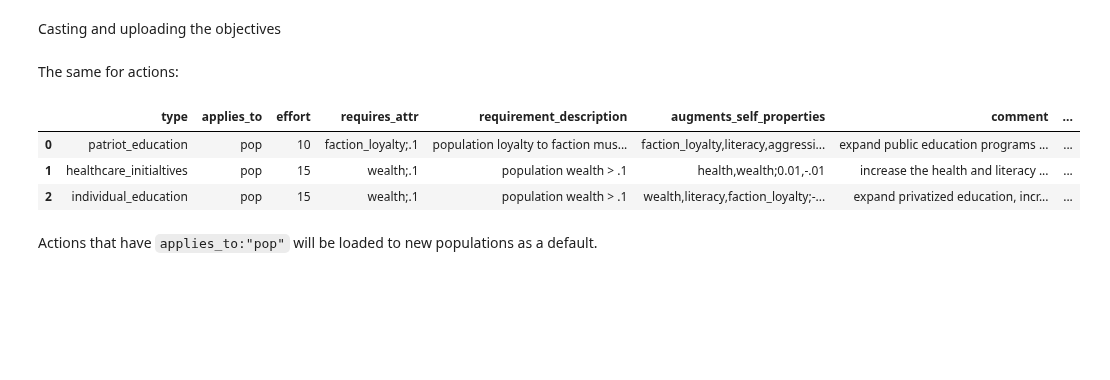
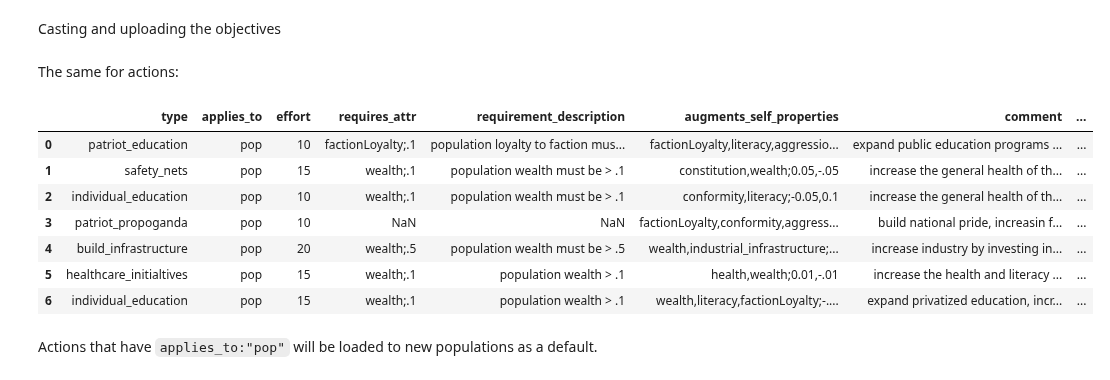
Before and after one commit to BillmanH/exoplanets, a Jupyter notebook: notebooks/People/People Making Choices.ipynb, the cells around one changed output. Cells and saved outputs as stored; diff of their text form; code cells hidden in the pictures; blank space fills up the shorter version.

Commit message:
reposted actions

```diff
--- a/notebooks/People/People Making Choices.ipynb
+++ b/notebooks/People/People Making Choices.ipynb
@@ -98,7 +98,7 @@ desires.yaml can be used to configure how people act as a default. This can be h
 
 # After creating the nodes, pulling them into the notebook for reference
 # I won't re-create them here, unless I've updated the file.
-res = db.run_query("g.V().hasLabel('objective').valueMap()")
-objectives = [db.clean_node(n) for n in res]
+res = c.run_query("g.V().hasLabel('objective').valueMap()")
+objectives = c.clean_nodes(c.res)
 pd.DataFrame(objectives)
 # %% [output]
@@ -109,24 +114,30 @@ Casting and uploading the objectives
 The same for actions:
 # %%
 # # Drop the items, if they exist.
-# db.run_query("g.V().hasLabel('action').has('username','notebook').drop()")
-# actions_yaml = yaml.safe_load(open("actions_pop.yaml"))['actions']
-# data = {"nodes":actions_yaml,'edges':[]}
-# data
+c.run_query("g.V().hasLabel('action').has('username','notebook').drop()")
+actions_yaml = yaml.safe_load(open("actions_pop.yaml"))['actions']
+for i,o in enumerate(actions_yaml):
+    actions_yaml[i]['objid'] = maths.uuid()
+data = {"nodes":actions_yaml,'edges':[]}
+
 
 # # Then Create the nodes and add them to the DB
-# db.upload_data(data,verbose=True)
+c.upload_data('notebook',data)
 
 # After creating the nodes, pulling them into the notebook for reference
 # I won't re-create them here, unless I've updated the file.
-res = db.run_query("g.V().hasLabel('action').valueMap()")
-action = [db.clean_node(n) for n in res]
-pd.DataFrame(action)
+res = c.run_query("g.V().hasLabel('action').valueMap()")
+actions = c.clean_nodes(c.res)
+pd.DataFrame(actions)
 # %% [output]
 |  | type | applies_to | effort | requires_attr | requirement_description | augments_self_properties | comment | ... |
-| 0 | patriot_education | pop | 10 | faction_loyalty;.1 | population loyalty to faction mus... | faction_loyalty,literacy,aggressi... | expand public education programs ... | ... |
-| 1 | healthcare_initialtives | pop | 15 | wealth;.1 | population wealth > .1 | health,wealth;0.01,-.01 | increase the health and literacy ... | ... |
-| 2 | individual_education | pop | 15 | wealth;.1 | population wealth > .1 | wealth,literacy,faction_loyalty;-... | expand privatized education, incr... | ... |
+| 0 | patriot_education | pop | 10 | factionLoyalty;.1 | population loyalty to faction mus... | factionLoyalty,literacy,aggressio... | expand public education programs ... | ... |
+| 1 | safety_nets | pop | 15 | wealth;.1 | population wealth must be > .1 | constitution,wealth;0.05,-.05 | increase the general health of th... | ... |
+| 2 | individual_education | pop | 10 | wealth;.1 | population wealth must be > .1 | conformity,literacy;-0.05,0.1 | increase the general health of th... | ... |
+| 3 | patriot_propoganda | pop | 10 | NaN | NaN | factionLoyalty,conformity,aggress... | build national pride, increasin f... | ... |
+| 4 | build_infrastructure | pop | 20 | wealth;.5 | population wealth must be > .5 | wealth,industrial_infrastructure;... | increase industry by investing in... | ... |
+| 5 | healthcare_initialtives | pop | 15 | wealth;.1 | population wealth > .1 | health,wealth;0.01,-.01 | increase the health and literacy ... | ... |
+| 6 | individual_education | pop | 15 | wealth;.1 | population wealth > .1 | wealth,literacy,factionLoyalty;-.... | expand privatized education, incr... | ... |
 # %% [markdown]
 Actions that have `applies_to:"pop"` will be loaded to new populations as a default.
 # %% [markdown]
```
Also changed, not shown: parts of 1 cell of this notebook.
